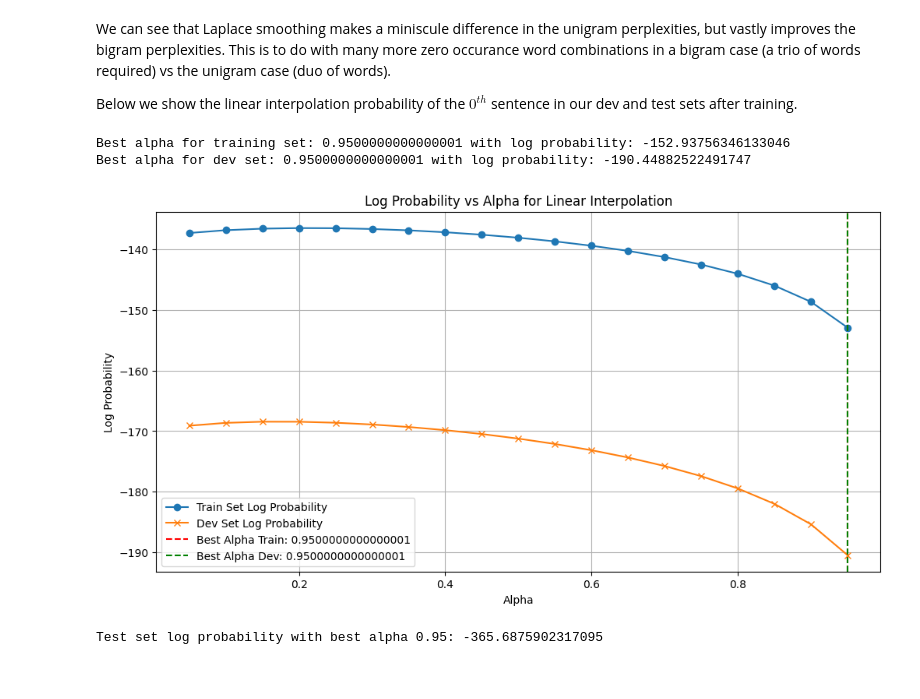
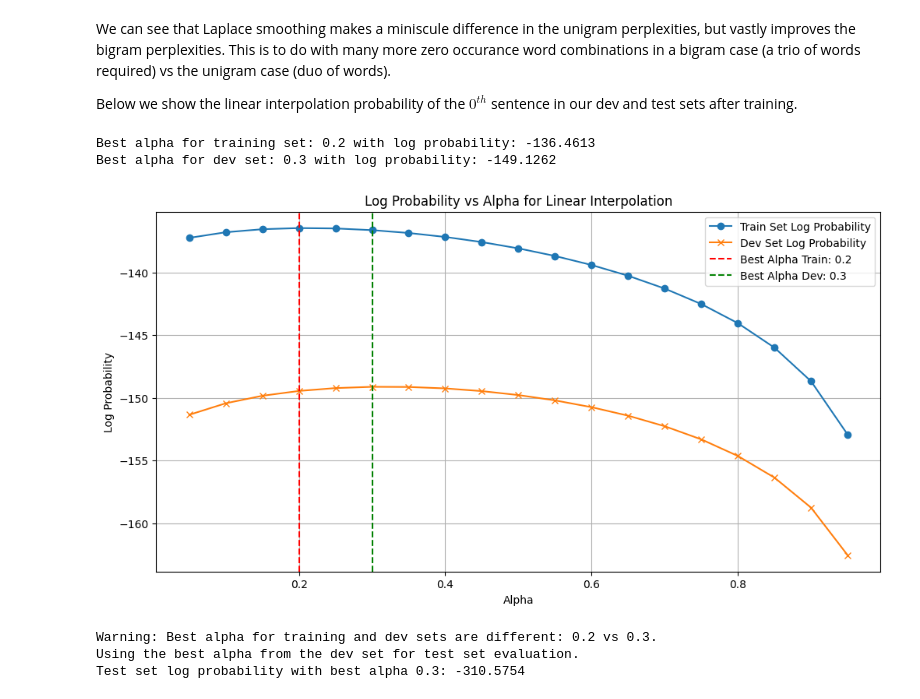
Before and after one commit to premobrendan/portfolio, a Jupyter notebook: school_work/stochastic_processes_f23/stochastic_processes.ipynb, the cells around one changed output. Drawn from its saved outputs; the diff is of its cells as text; code cells hidden in the pictures.

```diff
--- a/school_work/stochastic_processes_f23/stochastic_processes.ipynb
+++ b/school_work/stochastic_processes_f23/stochastic_processes.ipynb
@@ -123,7 +123,7 @@ class MarkovModel(object):
                     i+=1
 
             # if we're on the last step or an ending has been reached, we get the result
-            if step == steps or new_pi[0]== 1 or new_pi[-1] == 1:
+            if step == steps-1 or new_pi[0]== 1 or new_pi[-1] == 1:
                 self.record(new_pi)
                 break
             # if we're not on the last step, we take the multinomial of the pi that we just got
@@ -1723,53 +1725,55 @@ LM.fit_bigram(train_data)
 alphas = np.arange(.05, 1.0, 0.05)  # Alphas from 0.05 to 0.95 with step 0.05
 best_alpha = 0.5
 best_alpha_dev = 0.5
-best_train_interpolation = np.infty
-best_dev_interpolation = np.infty
+best_train_interpolation = -np.inf
+best_dev_interpolation = -np.inf
 train_interpolations = []
 dev_interpolations = []
 
 for alpha in alphas:
     train_log_prob = LM.get_linear_interpolation_sentence_log_prob(train_data[0], alpha=alpha)
     dev_log_prob = LM.get_linear_interpolation_sentence_log_prob(dev_data[0], alpha=alpha)
 
     train_interpolations.append(train_log_prob)
     dev_interpolations.append(dev_log_prob)
 
-    if train_log_prob < best_train_interpolation:
+    if train_log_prob > best_train_interpolation:
         best_train_interpolation = train_log_prob
         best_alpha = alpha
 
-    if dev_log_prob < best_dev_interpolation:
+    if dev_log_prob > best_dev_interpolation:
         best_dev_interpolation = dev_log_prob
         best_alpha_dev = alpha
 
-print(f"Best alpha for training set: {best_alpha} with log probability: {best_train_interpolation}")
-print(f"Best alpha for dev set: {best_alpha_dev} with log probability: {best_dev_interpolation}")
+print(f"Best alpha for training set: {np.round(best_alpha, 2)} with log probability: {np.round(best_train_interpolation, 4)}")
+print(f"Best alpha for dev set: {np.round(best_alpha_dev, 2)} with log probability: {np.round(best_dev_interpolation, 4)}")
 
 plt.figure(figsize=(12, 6))
 plt.plot(alphas, train_interpolations, label='Train Set Log Probability', marker='o')
 plt.plot(alphas, dev_interpolations, label='Dev Set Log Probability', marker='x')
-plt.axvline(x=best_alpha, color='r', linestyle='--', label=f'Best Alpha Train: {best_alpha}')
-plt.axvline(x=best_alpha_dev, color='g', linestyle='--', label=f'Best Alpha Dev: {best_alpha_dev}')
+plt.axvline(x=best_alpha, color='r', linestyle='--', label=f'Best Alpha Train: {np.round(best_alpha, 2)}')
+plt.axvline(x=best_alpha_dev, color='g', linestyle='--', label=f'Best Alpha Dev: {np.round(best_alpha_dev, 2)}')
 plt.title('Log Probability vs Alpha for Linear Interpolation')
 plt.xlabel('Alpha')
 plt.ylabel('Log Probability')
 plt.legend()
 plt.grid()
 plt.show()
 
 if best_alpha != best_alpha_dev:
-    print(f"Warning: Best alpha for training and dev sets are different: {best_alpha} vs {best_alpha_dev}.")
+    print(f"Warning: Best alpha for training and dev sets are different: {np.round(best_alpha, 2)} vs {np.round(best_alpha_dev, 2)}.")
     print("Using the best alpha from the dev set for test set evaluation.")
-best_alpha = np.round(best_alpha_dev, 4)
+best_alpha = best_alpha_dev
 
 test_log_prob = LM.get_linear_interpolation_sentence_log_prob(test_data[0], alpha=best_alpha)
-print(f"Test set log probability with best alpha {best_alpha}: {test_log_prob}")
+print(f"Test set log probability with best alpha {np.round(best_alpha, 2)}: {np.round(test_log_prob, 4)}")
 # %% [output]
-Best alpha for training set: 0.9500000000000001 with log probability: -152.93756346133046
-Best alpha for dev set: 0.9500000000000001 with log probability: -190.44882522491747
+Best alpha for training set: 0.2 with log probability: -136.4613
+Best alpha for dev set: 0.3 with log probability: -149.1262
-[figure, old version]
+[figure, new version]
-Test set log probability with best alpha 0.95: -365.6875902317095
+Warning: Best alpha for training and dev sets are different: 0.2 vs 0.3.
+Using the best alpha from the dev set for test set evaluation.
+Test set log probability with best alpha 0.3: -310.5754
 # %%
 # Beam Search Example
 LM = LanguageModel(laplace_smoothing=True, laplace_smoothing_factor=1)
```
Also changed, not shown: parts of 43 cells of this notebook, 28 other files.
